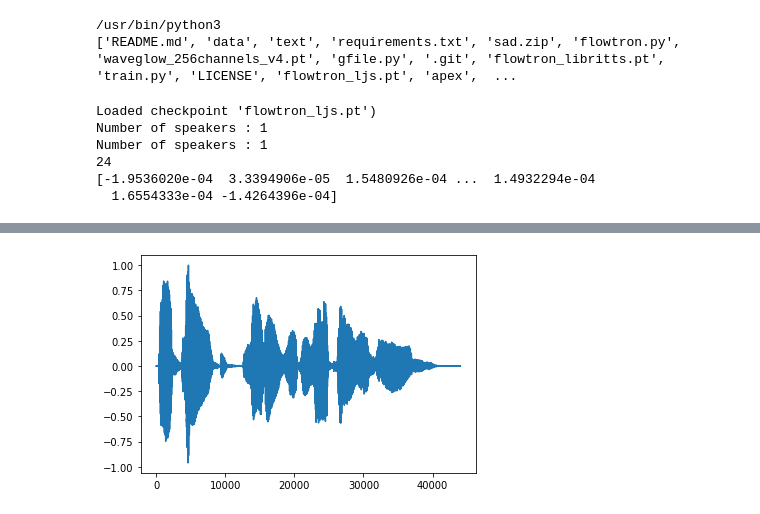
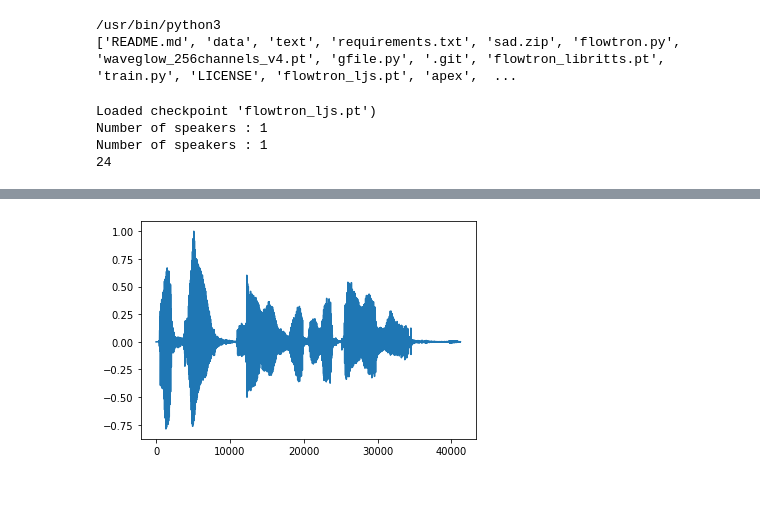
Before and after one commit to karkirowle/flowtron, a Jupyter notebook: Style_Transfer_for_Flowtron.ipynb, the cells around one changed output, grey strips where cells are left out. Cells and saved outputs as stored; diff of their text form; code cells hidden in the pictures.

```diff
--- a/Style_Transfer_for_Flowtron.ipynb
+++ b/Style_Transfer_for_Flowtron.ipynb
@@ -256,34 +256,34 @@ model_config = config["model_config"]
 
 torch.backends.cudnn.enabled = True
 torch.backends.cudnn.benchmark = False
 
 # Emotion parameter, happy and sad is implemented
 emotion="happy"
 #emotion="sad"
 
 # DEFAULT SETUP: LJS
 speaker_id=0
 
 # LIBRITTS SETUP - UNCOMMENT
 #data_config["training_files"] = "filelists/libritts_train_clean_100_audiopath_text_sid_shorterthan10s_atleast5min_train_filelist.txt"
 #model_config["n_speakers"] = 123
 #speaker_id=40
 
 
 # There are some utterances that don't work, this one is tested, feel free to
 # experiment, but don't ask why it doesn't work!
-audio = infer('flowtron_ljs.pt','waveglow_256channels_v4.pt',"I don't know what is going on!", speaker_id=speaker_id,n_frames=400, sigma=0.01, seed=1)
+
+# I don't know what is going
+audio = infer('flowtron_ljs.pt','waveglow_256channels_v4.pt',"I don't know what is going on.", speaker_id=speaker_id,n_frames=400, sigma=0.01, seed=1,emotion=emotion)
 
 %matplotlib inline
 plt.plot(audio[:])
 
 IPython.display.Audio(audio[:],rate=22050)
 # %% [output]
 Loaded checkpoint 'flowtron_ljs.pt')
 Number of speakers : 1
 Number of speakers : 1
 24
-[-1.9536020e-04  3.3394906e-05  1.5480926e-04 ...  1.4932294e-04
-  1.6554333e-04 -1.4264396e-04]
 [interactive output not drawn]
-[figure, old version]
+[figure, new version]
```
